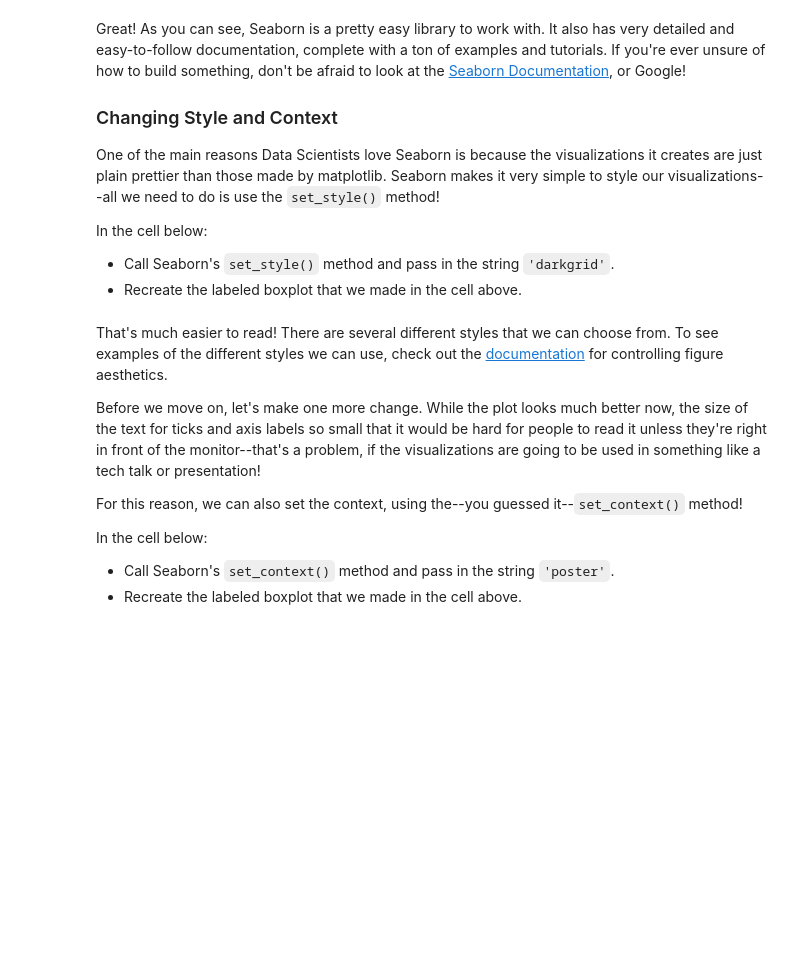
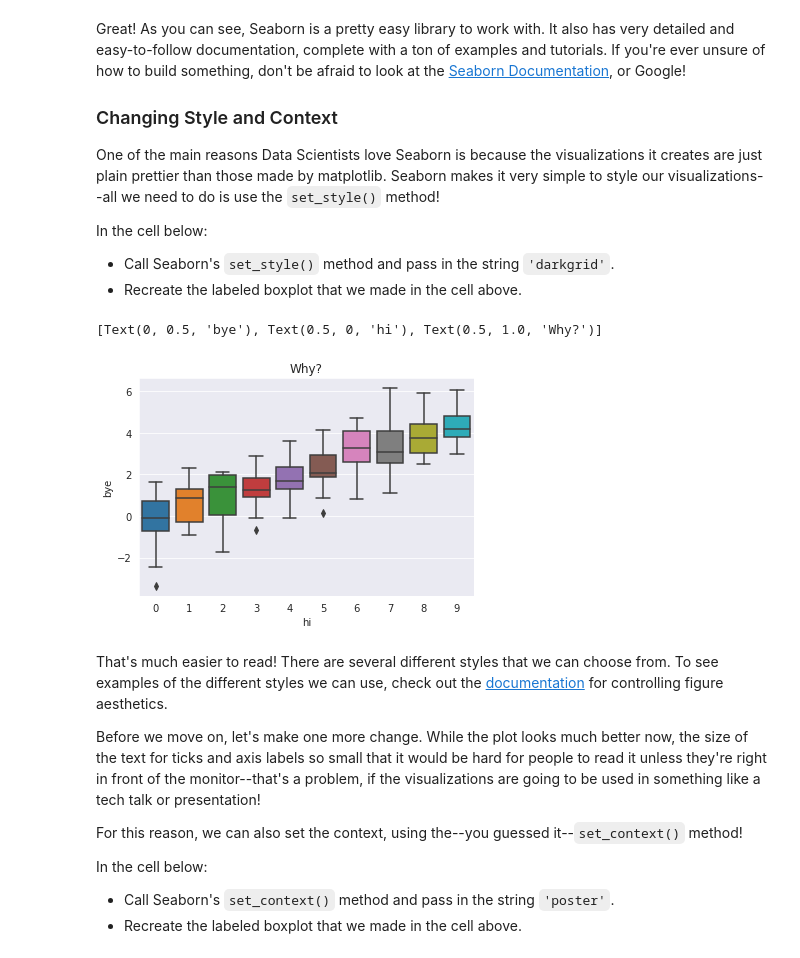
Before and after one commit to Dr-Salcedo/dsc-seaborn-lab-dc-ds-career-042219, a Jupyter notebook: index.ipynb, the cells around one changed output. Drawn from its saved outputs; the diff is of its cells as text; code cells hidden in the pictures; blank space fills up the shorter version.

```diff
--- a/index.ipynb
+++ b/index.ipynb
@@ -90,7 +90,10 @@ In the cell below:
 * Recreate the labeled boxplot that we made in the cell above.
 # %%
 sns.set_style('darkgrid')
-sns.boxplot(data=data).set(xlabel="hi", ylabel="bye")
+sns.boxplot(data=data).set(xlabel="hi", ylabel="bye", title="Why?")
+# %% [output]
+[Text(0, 0.5, 'bye'), Text(0.5, 0, 'hi'), Text(0.5, 1.0, 'Why?')]
+[figure, added]
 # %% [markdown]
 That's much easier to read! There are several different styles that we can choose from. To see examples of the different styles we can use, check out the [documentation](https://seaborn.pydata.org/tutorial/aesthetics.html) for controlling figure aesthetics.
 
```
